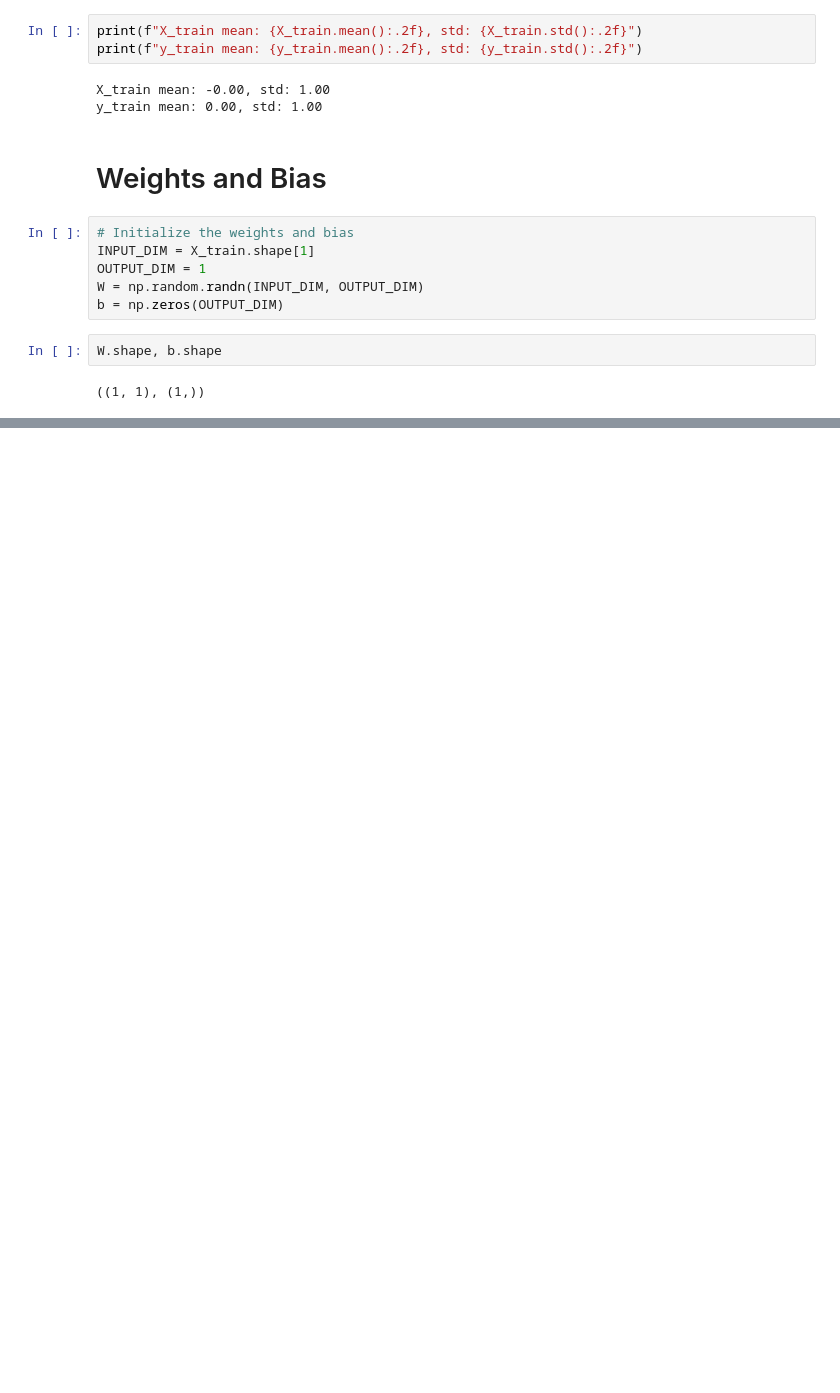
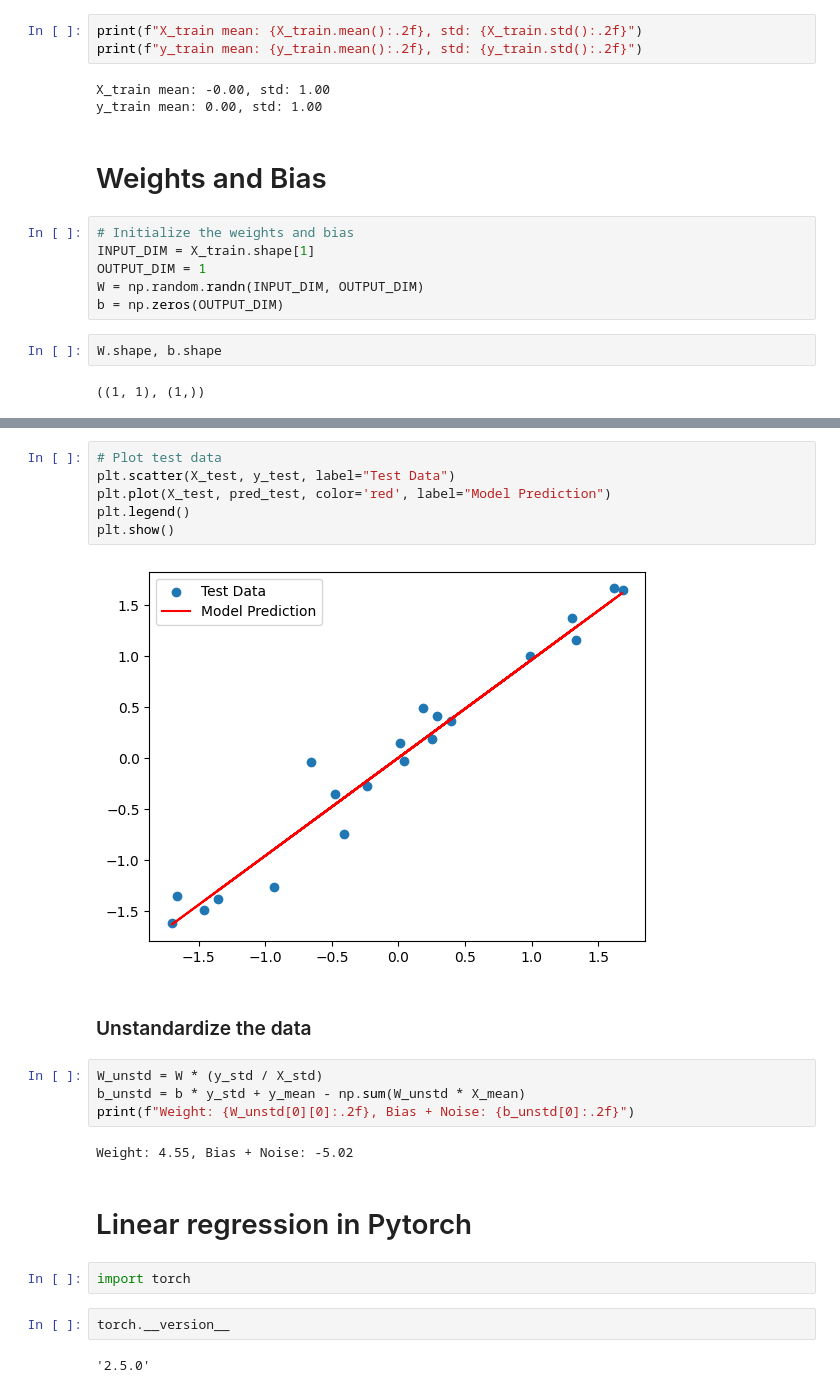
Before and after one commit to alianoroozi/ai-hub, a Jupyter notebook: ml_from_scratch/linear_regression.ipynb, the cells around one changed output, grey strips where cells are left out. Cells and saved outputs as stored; diff of their text form; blank space fills up the shorter version.

```diff
--- a/ml_from_scratch/linear_regression.ipynb
+++ b/ml_from_scratch/linear_regression.ipynb
@@ -126,0 +160,24 @@ Epoch: 90, Loss: 0.0777
+# %%
+# Plot test data
+plt.scatter(X_test, y_test, label="Test Data")
+plt.plot(X_test, pred_test, color='red', label="Model Prediction")
+plt.legend()
+plt.show()
+# %% [output]
+[figure, added]
+# %% [markdown]
+### Unstandardize the data
+# %%
+W_unstd = W * (y_std / X_std)
+b_unstd = b * y_std + y_mean - np.sum(W_unstd * X_mean)
+print(f"Weight: {W_unstd[0][0]:.2f}, Bias + Noise: {b_unstd[0]:.2f}")
+# %% [output]
+Weight: 4.55, Bias + Noise: -5.02
+# %% [markdown]
+# Linear regression in Pytorch
+# %%
+import torch
+# %%
+torch.__version__
+# %% [output]
+'2.5.0'
```
Also changed, not shown: parts of 12 cells of this notebook.
